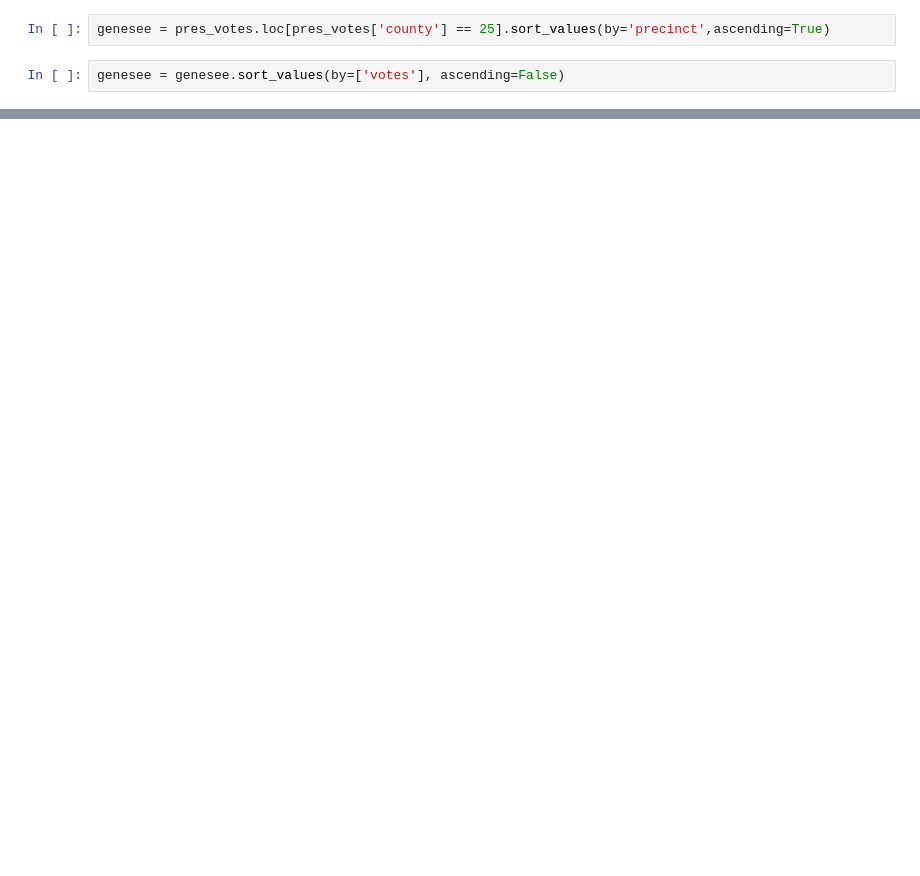
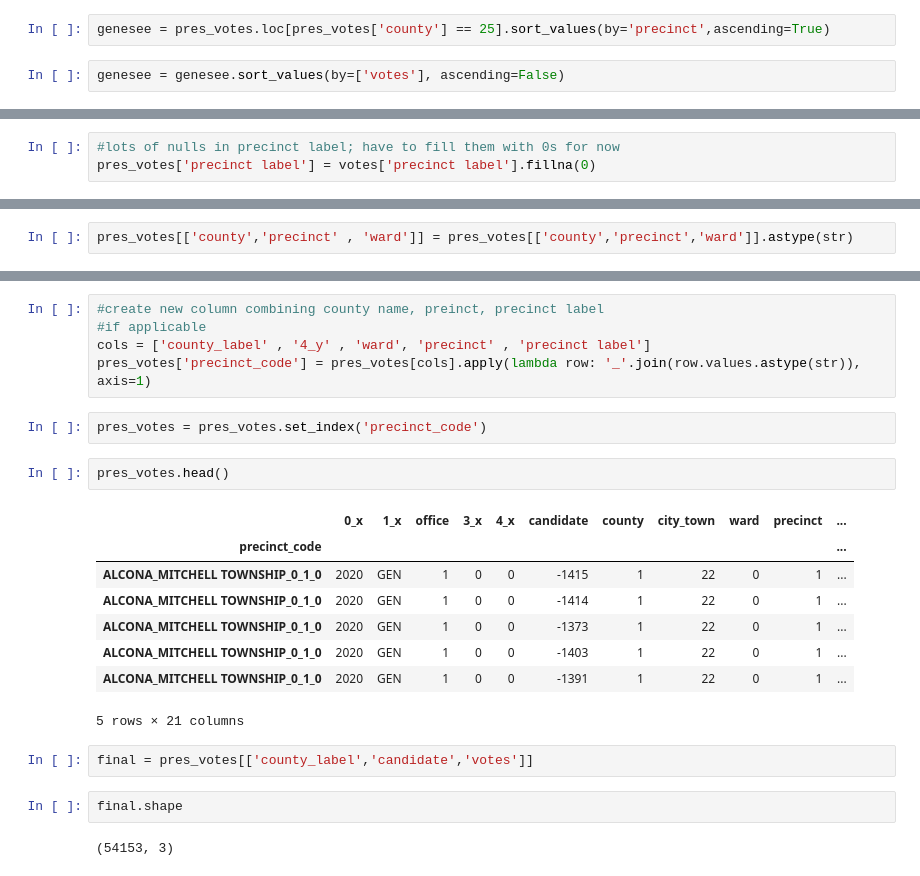
Before and after one commit to alexiskedo/monitor-projections, a Jupyter notebook: monitor-projections.ipynb, the cells around one changed output, grey strips where cells are left out. Saved outputs shown, nothing was run; the diff lists cells and outputs as text; blank space fills up the shorter version.

```diff
--- a/monitor-projections.ipynb
+++ b/monitor-projections.ipynb
@@ -83,0 +223,3 @@ print_full(counties)
+# %%
+#lots of nulls in precinct label; have to fill them with 0s for now
+pres_votes['precinct label'] = votes['precinct label'].fillna(0)
@@ -83,0 +230,2 @@ print_full(counties)
+# %%
+pres_votes[['county','precinct' , 'ward']] = pres_votes[['county','precinct','ward']].astype(str)
@@ -83,0 +252,24 @@ print_full(counties)
+# %%
+#create new column combining county name, preinct, precinct label
+#if applicable
+cols = ['county_label' , '4_y' , 'ward', 'precinct' , 'precinct label']
+pres_votes['precinct_code'] = pres_votes[cols].apply(lambda row: '_'.join(row.values.astype(str)), axis=1)
+# %%
+pres_votes = pres_votes.set_index('precinct_code')
+# %%
+pres_votes.head()
+# %% [output]
+|  | 0_x | 1_x | office | 3_x | 4_x | candidate | county | city_town | ward | precinct | ... |
+| precinct_code |  |  |  |  |  |  |  |  |  |  | ... |
+| ALCONA_MITCHELL TOWNSHIP_0_1_0 | 2020 | GEN | 1 | 0 | 0 | -1415 | 1 | 22 | 0 | 1 | ... |
+| ALCONA_MITCHELL TOWNSHIP_0_1_0 | 2020 | GEN | 1 | 0 | 0 | -1414 | 1 | 22 | 0 | 1 | ... |
+| ALCONA_MITCHELL TOWNSHIP_0_1_0 | 2020 | GEN | 1 | 0 | 0 | -1373 | 1 | 22 | 0 | 1 | ... |
+| ALCONA_MITCHELL TOWNSHIP_0_1_0 | 2020 | GEN | 1 | 0 | 0 | -1403 | 1 | 22 | 0 | 1 | ... |
+| ALCONA_MITCHELL TOWNSHIP_0_1_0 | 2020 | GEN | 1 | 0 | 0 | -1391 | 1 | 22 | 0 | 1 | ... |
+5 rows × 21 columns
+# %%
+final = pres_votes[['county_label','candidate','votes']]
+# %%
+final.shape
+# %% [output]
+(54153, 3)
```
Also changed, not shown: parts of 37 cells of this notebook, 1 other file.
